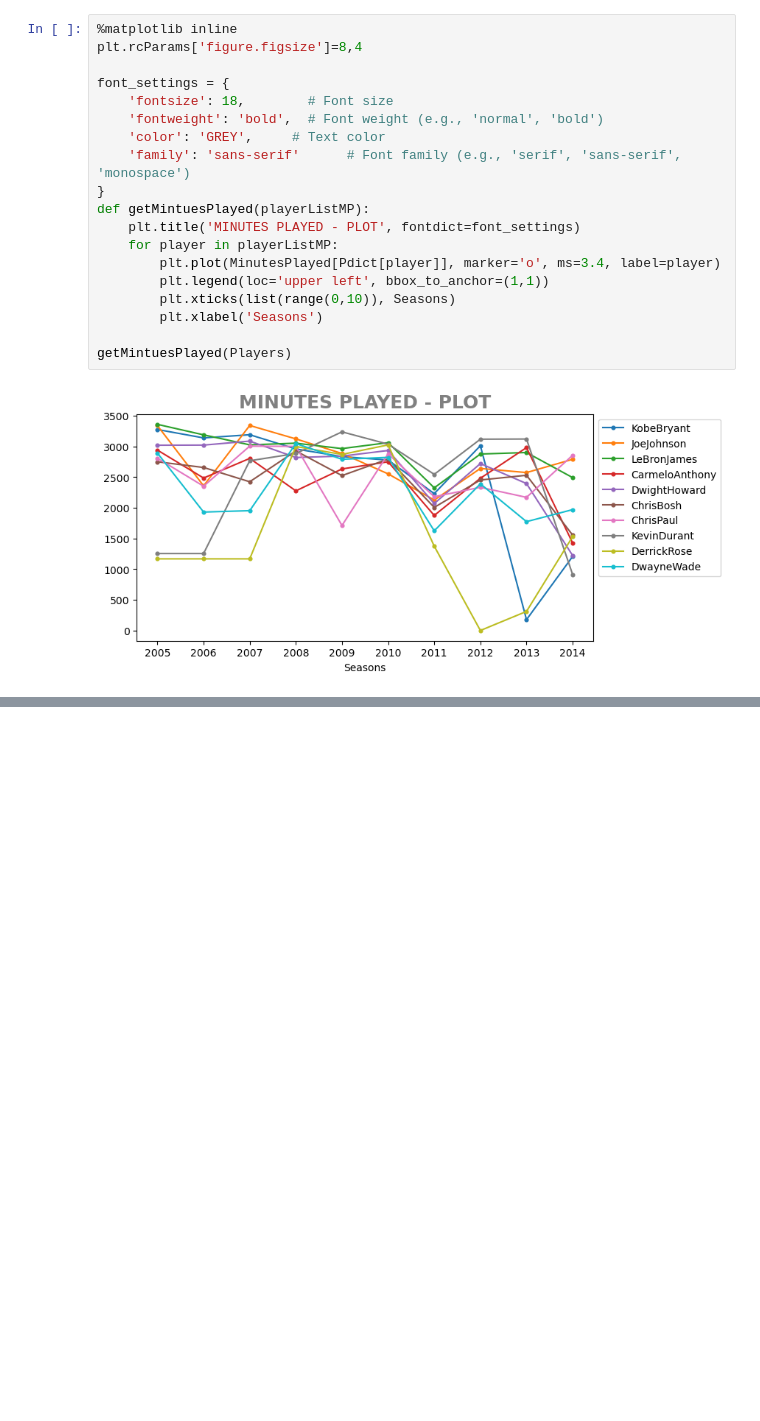
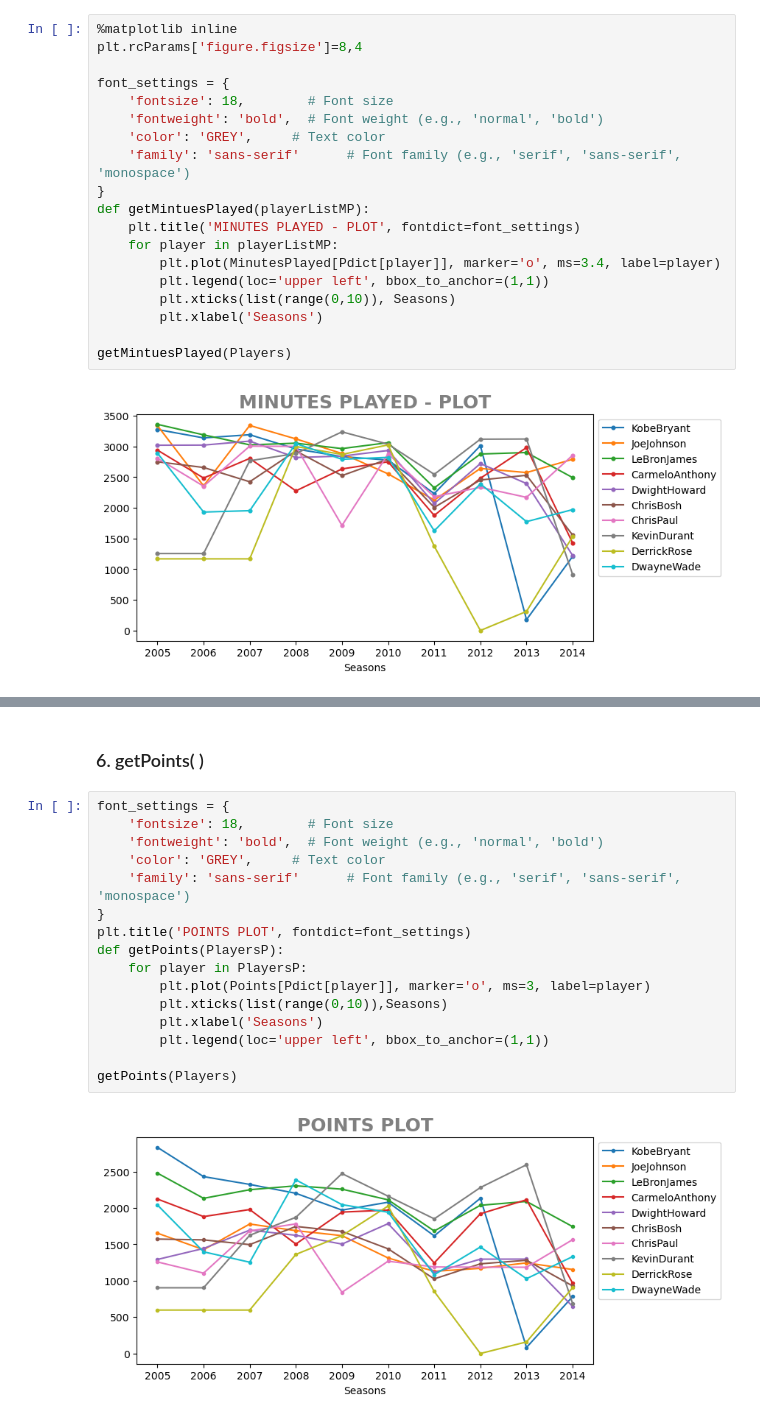
Before and after one commit to munigantiarun/python_data_analytics_udemy, a Jupyter notebook: 4.Matrices/ExpandedVisualisation.ipynb, the cells around one changed output, grey strips where cells are left out. Saved outputs shown, nothing was run; the diff lists cells and outputs as text; blank space fills up the shorter version.

```diff
--- a/4.Matrices/ExpandedVisualisation.ipynb
+++ b/4.Matrices/ExpandedVisualisation.ipynb
@@ -417,0 +462,20 @@ getMintuesPlayed(Players)
+# %% [markdown]
+### 6. getPoints( )
+# %%
+font_settings = {
+    'fontsize': 18,        # Font size
+    'fontweight': 'bold',  # Font weight (e.g., 'normal', 'bold')
+    'color': 'GREY',     # Text color
+    'family': 'sans-serif'      # Font family (e.g., 'serif', 'sans-serif', 'monospace')
+}
+plt.title('POINTS PLOT', fontdict=font_settings)
+def getPoints(PlayersP):
+    for player in PlayersP:
+        plt.plot(Points[Pdict[player]], marker='o', ms=3, label=player)
+        plt.xticks(list(range(0,10)),Seasons)
+        plt.xlabel('Seasons')
+        plt.legend(loc='upper left', bbox_to_anchor=(1,1))
+
+getPoints(Players)
+# %% [output]
+[figure, added]
```
Also changed, not shown: parts of 4 cells of this notebook.
